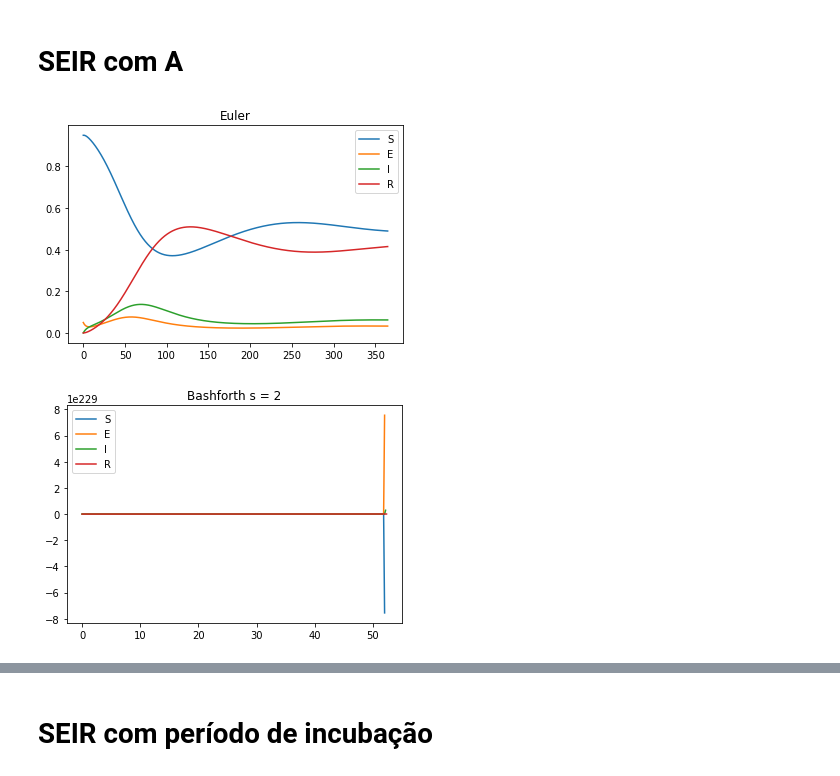
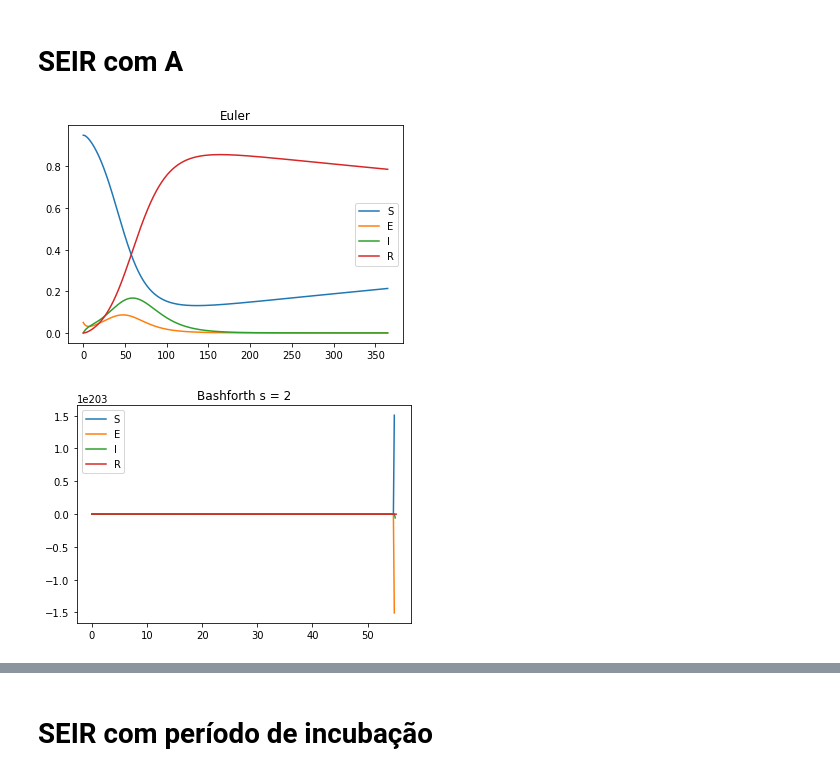
Before and after one commit to mauro-moura/modelagem_computacional, a Jupyter notebook: P3/P3.ipynb, the cells around one changed output, grey strips where cells are left out. Cells and saved outputs as stored; diff of their text form; code cells hidden in the pictures.

```diff
--- a/P3/P3.ipynb
+++ b/P3/P3.ipynb
@@ -31,5 +9,21 @@ files.download("/content/outputs.zip")
 # %% [markdown]
 # Métodos
+# %%
+def bashforth_4(f, y_0, dt, a, b, N):
+
+  y = np.zeros((N, len(y_0)))
+  t = np.arange(a, b, dt)
+  y[0] = y_0
+
+  y_rk, _ = RK4(f, y_0, dt, a, b, N)
+  y[1] = y_rk[1]
+  y[2] = y_rk[2]
+  y[3] = y_rk[3]
+
+  for i in range(N - 4):
+    y[i + 4] = y[i + 3] + (dt/24 * (55 * f(t[i + 3], y[i + 3]) - 59 * f(t[i + 2], y[i + 2]) + 37 * f(t[i + 1], y[i + 1]) - 9 * f(t[i], y[i])))
+
+  return y, t
 # %%
 def euler(f, y_0, dt, a, b, N):
   y = np.zeros((N, len(y_0)))
@@ -444,7 +573,7 @@ df.to_excel(f'{outputs_name}_outputs_n{N}.xlsx')
 # %% [markdown]
 # SIR com vacinação
 # %%
-days = 500
+days = 50
 dt = 0.1
 a = 0
 b = days
@@ -460,8 +589,8 @@ y_0 = [S_0, I_0, R_0] # SIR
 beta = 0.35
 upslon = 0.13
 
-mu = 0.003 #0.013
-p = 0.9 # 0
+mu = 0.013
+p = 0
 N_t = 1
 
 def Eq_20(t, y):
@@ -479,13 +608,13 @@ def Eq_20(t, y):
 Resultados
 '''
 
+outputs_name = "Eq20"
+
 y_euler, t = euler(Eq_20, y_0, dt, a, b, N)
-plot_sir(y_euler, t, "Euler")
+plot_sir(y_euler, t, "Euler", outputs_name)
 
 y_bashforth, t = bashforth_2(Eq_20, y_0, dt, a, b, N)
-plot_sir(y_bashforth, t, "Bashforth s = 2")
-
-outputs_name = "Eq20"
+plot_sir(y_bashforth, t, "Bashforth s = 2", outputs_name)
 
 d = dict_sir(y_euler, y_bashforth)
 
@@ -570,43 +767,42 @@ R_0 = 0
 y_0 = [S_0, E_0, I_0, R_0] # SEIR
 
 beta = 0.175110
-gamma = 0
+gamma = 1/(24*90)
 upslon = 1/14
 
-mu = 0.01
+mu = 3e-5
 k = 1/6.5
-A = mu # (R_0 * mu * ((upslon + mu) * (k + mu))) / (beta * k)
-N_t = 1
+A = mu
 
 def Eq_22(t, y):
   S = y[0]
   E = y[1]
   I = y[2]
   R = y[3]
 
   ds_dt = A  -(beta * S * I) +(gamma * R) -(mu * S)
   de_dt = (beta * S * I) -(k * E) -(mu * E)
   di_dt = (k * E) -(upslon * I) -(mu * I)
   dr_dt = (upslon * I) -(gamma * R) -(mu*R)
 
   return np.asarray([ds_dt, de_dt, di_dt, dr_dt])
 
 '''
 Resultados
 '''
 
+outputs_name = "Eq22"
+
 y_euler, t = euler(Eq_22, y_0, dt, a, b, N)
-plot_seir(y_euler, t, "Euler")
+plot_seir(y_euler, t, "Euler", outputs_name)
 
 y_bashforth, t = bashforth_2(Eq_22, y_0, dt, a, b, N)
-plot_seir(y_bashforth, t, "Bashforth s = 2")
-
-outputs_name = "Eq22"
+plot_seir(y_bashforth, t, "Bashforth s = 2", outputs_name)
 
 d = dict_seir(y_euler, y_bashforth)
 
 df = pd.DataFrame(d, index = t)
 df.to_excel(f'{outputs_name}_outputs_n{N}.xlsx')
 # %% [output]
-[figure, old version]
+[figure, new version]
-[figure, old version]
+[figure, new version]
```
Also changed, not shown: parts of 24 cells of this notebook, 2 other files.
